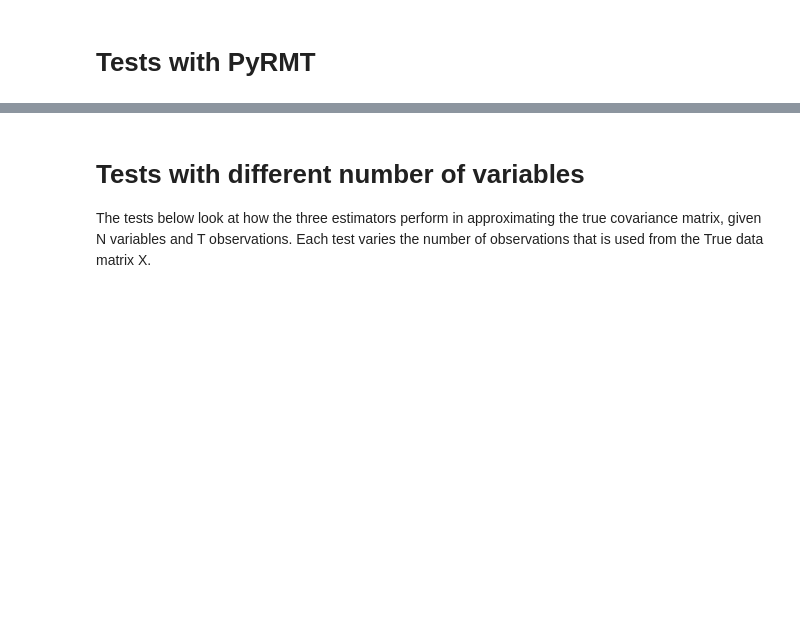
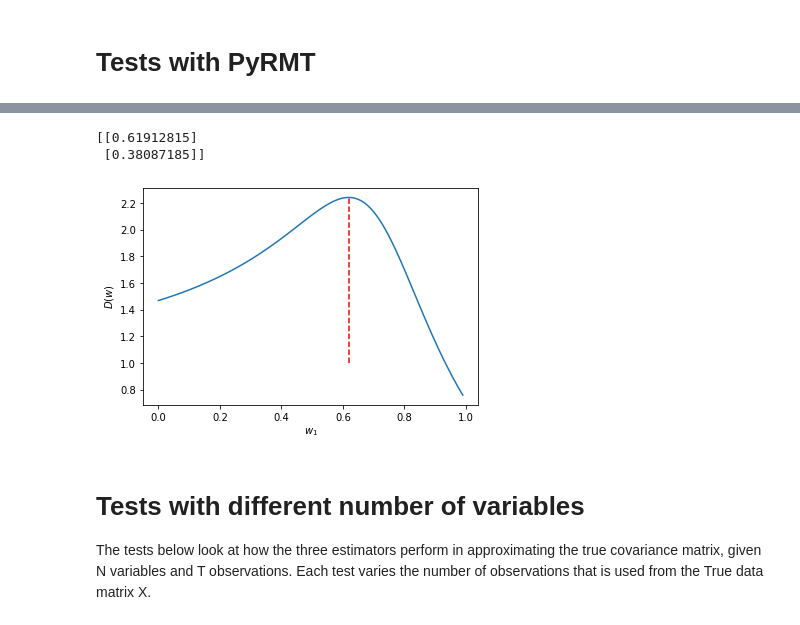
Before and after one commit to lmedeiro/portfolio_optimization_research, a Jupyter notebook: covariance_matrix_investigation.ipynb, the cells around one changed output, grey strips where cells are left out. Cells and saved outputs as stored; diff of their text form; code cells hidden in the pictures; blank space fills up the shorter version.

```diff
--- a/covariance_matrix_investigation.ipynb
+++ b/covariance_matrix_investigation.ipynb
@@ -193,11 +193,41 @@ RIE Covariance Estimator error: 0.553360919177526
-# %%
-N = S_l.shape[0]
-sigma = np.sqrt(np.diag(S_l))
-sigma = sigma * np.identity(N)
-M = np.linalg.inv(sigma) @ np.linalg.inv(S_l) @ np.ones([N, 1]) # / N**2
-# kappa =
-#print(M)
-#print(np.sum(M))
+# %%
+def compute_mdp(sigma, v):
+    A = np.linalg.lstsq(sigma, v, rcond=None)[0]
+    B = np.ones([N, 1]).T @ A
+    M = A / B
+    return M
+# %%
+N = 2
+T = 10
+n_step = 3
+X = np.random.randn(T, N)
+sigma = np.cov(X, rowvar=False)
+v = np.diag(sigma).reshape([N, 1])
+np.divide(sigma, v).shape
+# compute_mdp = lambda M, v:
+M = compute_mdp(sigma, v)
+compute_D = lambda M, sigma, v: (M.T @ v) / np.sqrt(M.T @ sigma @ M)
+print(M)
+D = []
+w1 = np.arange(0, 1, 0.01)
+w2 = 1 - w1
+w = np.zeros([len(w1), 2])
+w[:, 0] = w1
+w[:, 1] = w2
+for index in range(len(w1)):
+    D.append(compute_D(w[index], sigma, v))
+
+D
+plt.figure()
+plt.xlabel('$w_1$')
+plt.ylabel('$D(w)$')
+plt.plot(w1, D)
+plt.plot([M[0], M[0]], [1, max(D)], 'r--')
+plt.show()
+# %% [output]
+[[0.61912815]
+ [0.38087185]]
+[figure, added]
 # %%
 def build_mse_test_old(N, T, n_step, true_mu=0, true_sigma=1,
                    number_of_tests=5, vary_observations=False,
```
Also changed, not shown: parts of 1 cell of this notebook, 2 other files.
